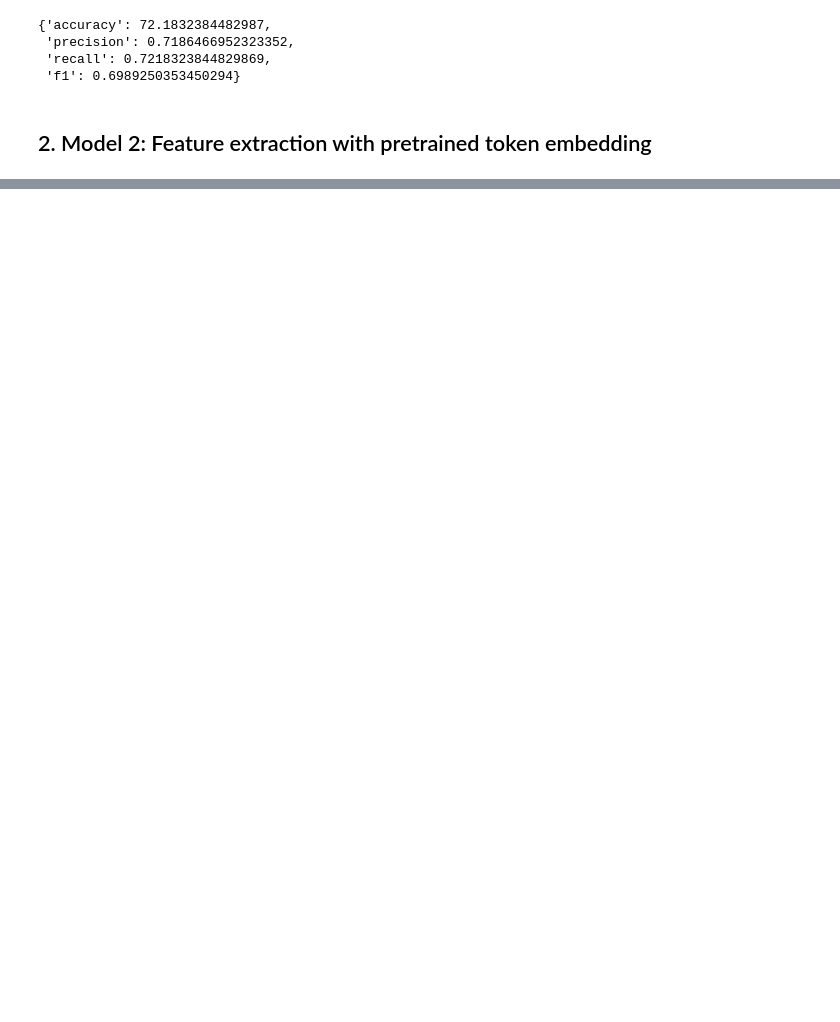
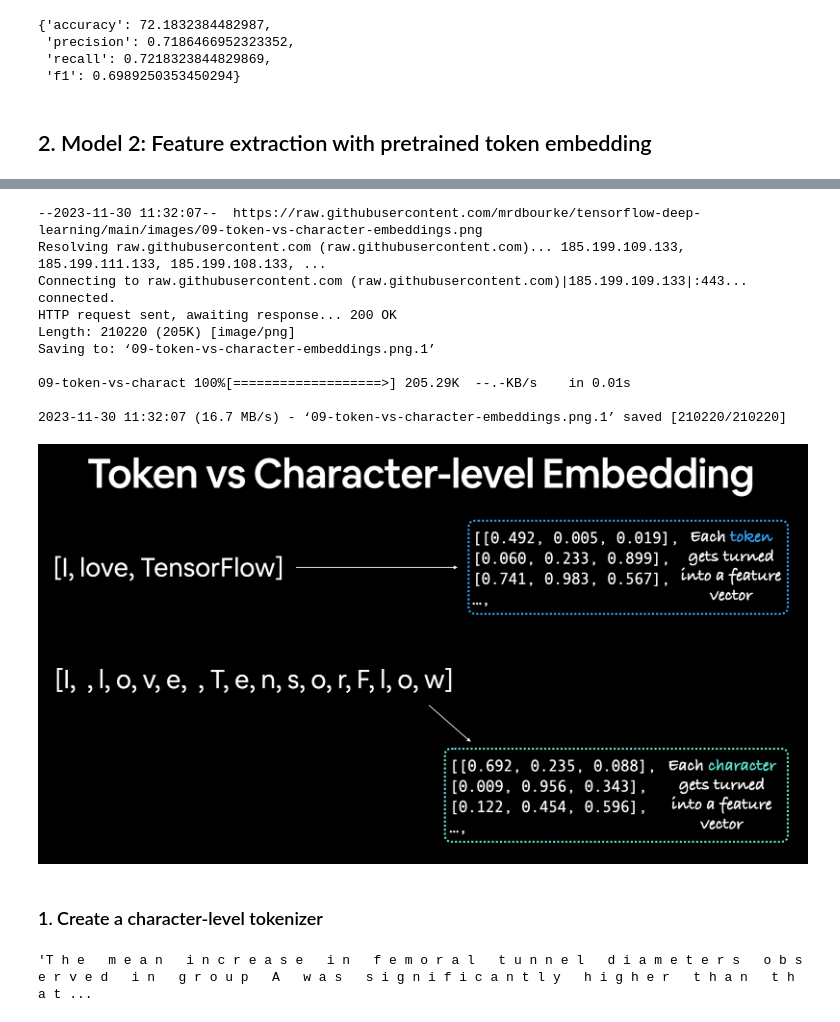
Before and after one commit to ucheokechukwu/courses, a Jupyter notebook: Tensorflow_For_DeepLearning/09_NLP_Project_SkimLit.ipynb, the cells around one changed output, grey strips where cells are left out. Cells and saved outputs as stored; diff of their text form; code cells hidden in the pictures; blank space fills up the shorter version.

```diff
--- a/Tensorflow_For_DeepLearning/09_NLP_Project_SkimLit.ipynb
+++ b/Tensorflow_For_DeepLearning/09_NLP_Project_SkimLit.ipynb
@@ -640,0 +685,27 @@ model_1_results, baseline_results
+# %%
+!wget https://raw.githubusercontent.com/mrdbourke/tensorflow-deep-learning/main/images/09-token-vs-character-embeddings.png
+
+from IPython.display import Image
+Image("09-token-vs-character-embeddings.png")
+# %% [output]
+--2023-11-30 11:32:07--  https://raw.githubusercontent.com/mrdbourke/tensorflow-deep-learning/main/images/09-token-vs-character-embeddings.png
+Resolving raw.githubusercontent.com (raw.githubusercontent.com)... 185.199.109.133, 185.199.111.133, 185.199.108.133, ...
+Connecting to raw.githubusercontent.com (raw.githubusercontent.com)|185.199.109.133|:443... connected.
+HTTP request sent, awaiting response... 200 OK
+Length: 210220 (205K) [image/png]
+Saving to: ‘09-token-vs-character-embeddings.png.1’
+
+09-token-vs-charact 100%[===================>] 205.29K  --.-KB/s    in 0.01s
+
+2023-11-30 11:32:07 (16.7 MB/s) - ‘09-token-vs-character-embeddings.png.1’ saved [210220/210220]
+[figure, added]
+# %% [markdown]
+### 1. Create a character-level tokenizer
+# %%
+# make function to split sentences into characters
+def split_chars(text):
+    return " ".join(list(text))
+
+split_chars(random_train_sentence)
+# %% [output]
+'T h e   m e a n   i n c r e a s e   i n   f e m o r a l   t u n n e l   d i a m e t e r s   o b s e r v e d   i n   g r o u p   A   w a s   s i g n i f i c a n t l y   h i g h e r   t h a n   t h a t ...
```
Also changed, not shown: parts of 79 cells of this notebook.
